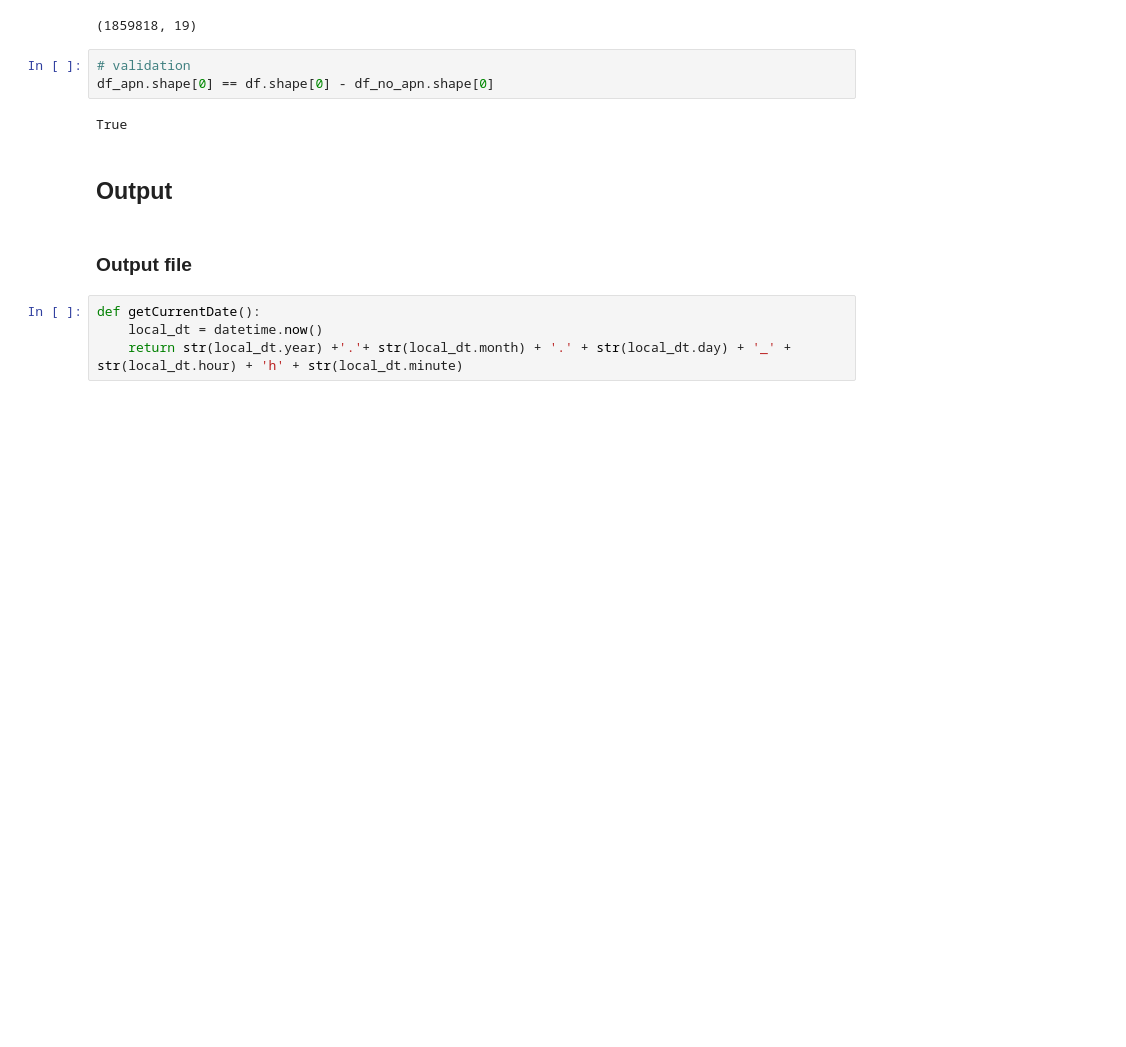
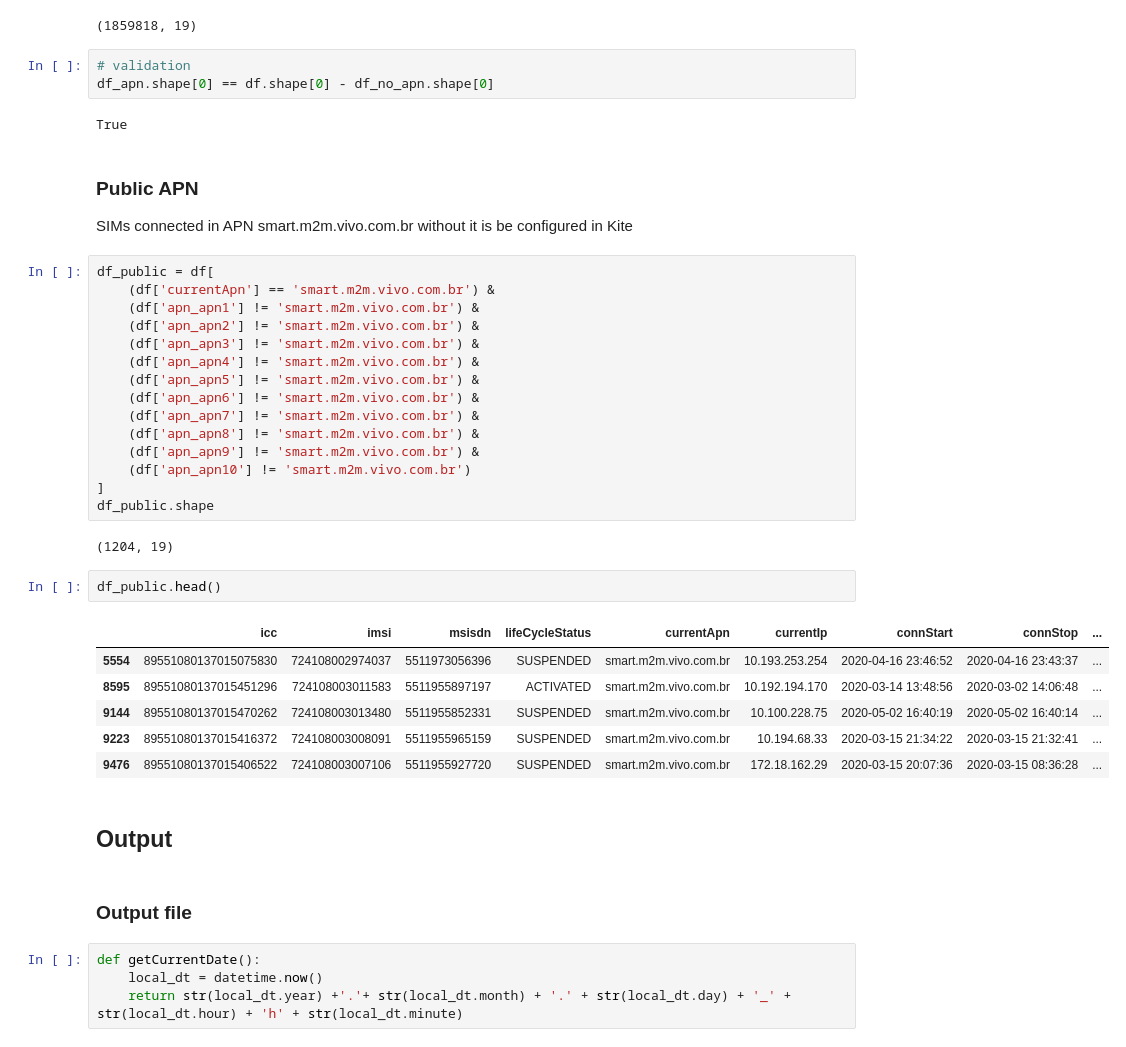
Before and after one commit to rodrigoms2004/kite-sims-apn, a Jupyter notebook: kite-apn-simcard-pag.ipynb, the cells around one changed output. Saved outputs shown, nothing was run; the diff lists cells and outputs as text; blank space fills up the shorter version.

Commit message:
public APN

```diff
--- a/kite-apn-simcard-pag.ipynb
+++ b/kite-apn-simcard-pag.ipynb
@@ -222,6 +222,36 @@ Wall time: 13.4 s
 df_apn.shape[0] == df.shape[0] - df_no_apn.shape[0]
 # %% [output]
 True
+# %% [markdown]
+### Public APN
+
+SIMs connected in APN smart.m2m.vivo.com.br without it is be configured in Kite
+# %%
+df_public = df[
+    (df['currentApn'] == 'smart.m2m.vivo.com.br') &
+    (df['apn_apn1'] != 'smart.m2m.vivo.com.br') &
+    (df['apn_apn2'] != 'smart.m2m.vivo.com.br') &
+    (df['apn_apn3'] != 'smart.m2m.vivo.com.br') &
+    (df['apn_apn4'] != 'smart.m2m.vivo.com.br') &
+    (df['apn_apn5'] != 'smart.m2m.vivo.com.br') &
+    (df['apn_apn6'] != 'smart.m2m.vivo.com.br') &
+    (df['apn_apn7'] != 'smart.m2m.vivo.com.br') &
+    (df['apn_apn8'] != 'smart.m2m.vivo.com.br') &
+    (df['apn_apn9'] != 'smart.m2m.vivo.com.br') &
+    (df['apn_apn10'] != 'smart.m2m.vivo.com.br')
+]
+df_public.shape
+# %% [output]
+(1204, 19)
+# %%
+df_public.head()
+# %% [output]
+|  | icc | imsi | msisdn | lifeCycleStatus | currentApn | currentIp | connStart | connStop | ... |
+| 5554 | 89551080137015075830 | 724108002974037 | 5511973056396 | SUSPENDED | smart.m2m.vivo.com.br | 10.193.253.254 | 2020-04-16 23:46:52 | 2020-04-16 23:43:37 | ... |
+| 8595 | 89551080137015451296 | 724108003011583 | 5511955897197 | ACTIVATED | smart.m2m.vivo.com.br | 10.192.194.170 | 2020-03-14 13:48:56 | 2020-03-02 14:06:48 | ... |
+| 9144 | 89551080137015470262 | 724108003013480 | 5511955852331 | SUSPENDED | smart.m2m.vivo.com.br | 10.100.228.75 | 2020-05-02 16:40:19 | 2020-05-02 16:40:14 | ... |
+| 9223 | 89551080137015416372 | 724108003008091 | 5511955965159 | SUSPENDED | smart.m2m.vivo.com.br | 10.194.68.33 | 2020-03-15 21:34:22 | 2020-03-15 21:32:41 | ... |
+| 9476 | 89551080137015406522 | 724108003007106 | 5511955927720 | SUSPENDED | smart.m2m.vivo.com.br | 172.18.162.29 | 2020-03-15 20:07:36 | 2020-03-15 08:36:28 | ... |
 # %% [markdown]
 ## Output
 # %% [markdown]
```
Also changed, not shown: parts of 2 cells of this notebook.
